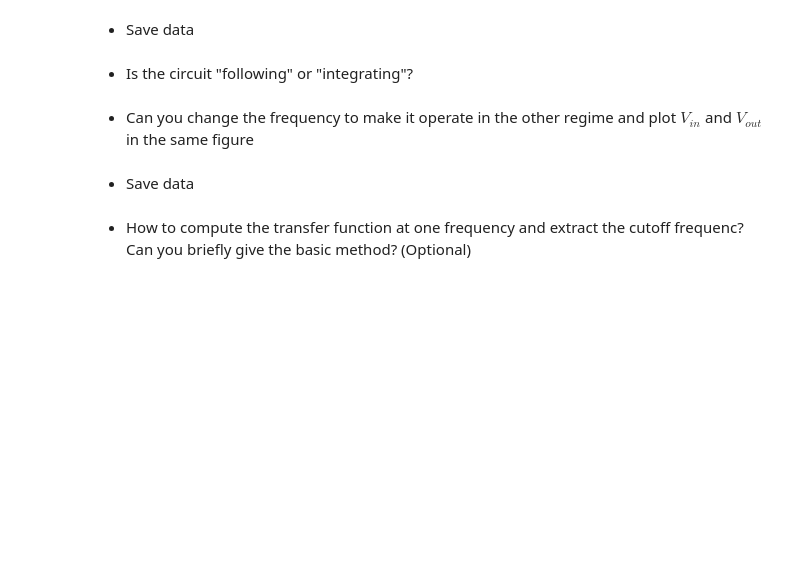
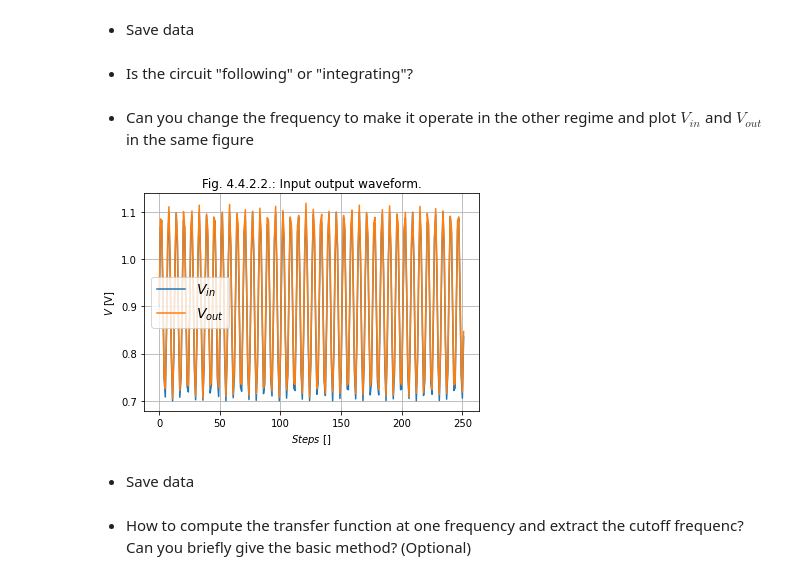
Before and after one commit to pbonazzi/21-10-neuromorphic-engineering, a Jupyter notebook: Sessions/2021_Lab06_GroupNumber_FirstName_LastName.ipynb, the cells around one changed output. Drawn from its saved outputs; the diff is of its cells as text; code cells hidden in the pictures; blank space fills up the shorter version.

```diff
--- a/Sessions/2021_Lab06_GroupNumber_FirstName_LastName.ipynb
+++ b/Sessions/2021_Lab06_GroupNumber_FirstName_LastName.ipynb
@@ -593,7 +623,7 @@ np.savetxt('Lab6_data_4421.csv', data_ex_4_4_2, delimiter=',')
 # %% [markdown]
 * Can you change the frequency to make it operate in the other regime and plot $V_{in}$ and $V_{out}$ in the same figure
 # %%
-wf = np.sin(np.arange(0, 8*3.14, 0.1))
+wf = np.sin(10*np.arange(0, 8*3.14, 0.1))
 # %%
-p.set_voltage_waveform(0.9 + 0.1 * wf)
+p.set_voltage_waveform(0.9 + 0.2 * wf)
 # %%
@@ -603,3 +631,14 @@ plt.plot(Vout_ex_4422)
+# %%
+plt.plot(0.9 + 0.2 * wf)
+plt.plot(Vout_ex_4422)
+plt.xlabel('$Steps$ []')
+plt.ylabel('$V$ [V]')
+plt.legend(['$V_{in}$', '$V_{out}$'],prop={'size': 14})
+plt.title('Fig. 4.4.2.2.: Input output waveform.')
+plt.grid()
+plt.show()
+# %% [output]
+[figure, added]
 # %% [markdown]
 * Save data
 # %%
```
Also changed, not shown: parts of 14 cells of this notebook, 4 other files.
